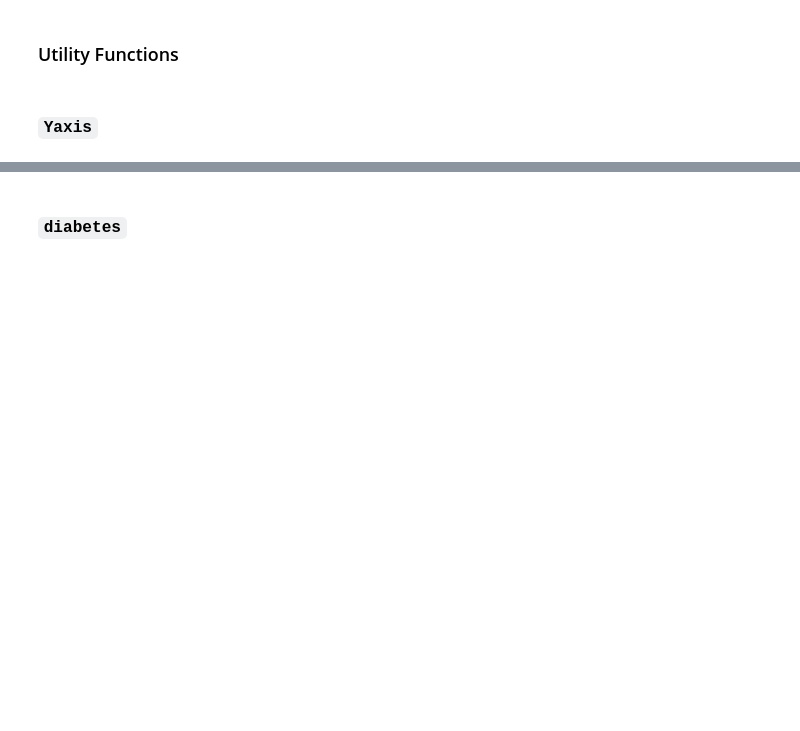
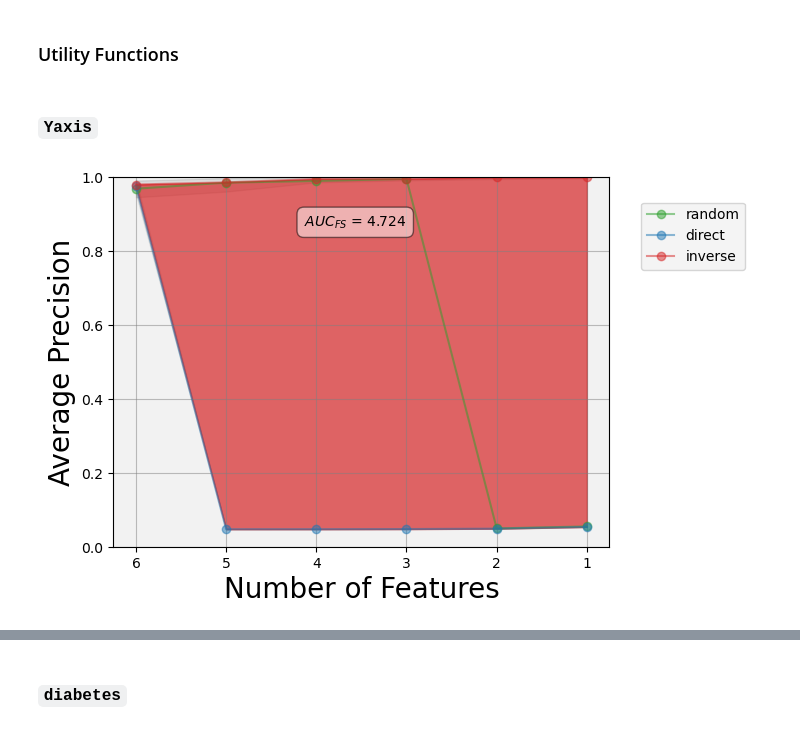
Before and after one commit to alessioarcudi/ExIFFI, a Jupyter notebook: notebooks/fix_stuff.ipynb, the cells around one changed output, grey strips where cells are left out. Drawn from its saved outputs; the diff is of its cells as text; code cells hidden in the pictures; blank space fills up the shorter version.

Commit message:
experiments

```diff
--- a/notebooks/fix_stuff.ipynb
+++ b/notebooks/fix_stuff.ipynb
@@ -17,19 +20,31 @@ import pyod
 data_syn_path='/home/davidefrizzo/Desktop/PHD/ExIFFI/data/syn/'
 data_real_path='/home/davidefrizzo/Desktop/PHD/ExIFFI/data/real/'
 experiment_path='/home/davidefrizzo/Desktop/PHD/ExIFFI/experiments/results'
-dataset = Dataset('ionosphere', path = data_real_path)
+dataset = Dataset('moodify', path = data_real_path)
 # %% [markdown]
 ### Utility Functions
 # %%
-def fix_feat_sel_plot(dataset,model,eval_model,interpretation,scenario,plot_path=os.path.join(experiment_path,dataset.name,'plots_new','fs_plots'),save=True,box_loc=None,rotation=False,plot_image=True,random=True):
+def fix_feat_sel_plot(dataset,
+                      model,
+                      eval_model,
+                      interpretation,
+                      scenario,
+                      plot_path=os.path.join(experiment_path,dataset.name,'plots_new','fs_plots'),
+                      save=True,
+                      box_loc=None,
+                      rotation=False,
+                      plot_image=True,
+                      random=True,
+                      change_ylim=False):
+
     path=os.path.join(experiment_path,dataset.name,'experiments','feature_selection',eval_model,f'{model}_{interpretation}',f'scenario_{str(scenario)}')
     file_path=get_most_recent_file(path)
     path_random=os.path.join(experiment_path,dataset.name,'experiments','feature_selection',eval_model,'random',f'scenario_{str(scenario)}')
     file_path_random=get_most_recent_file(path_random)
     if random:
-        plot_feature_selection(file_path,plot_path=plot_path,precision_file_random=file_path_random,model=model,eval_model=eval_model,interpretation=interpretation,scenario=scenario,save_image=save,plot_image=plot_image,rotation=rotation)
+        plot_feature_selection(file_path,plot_path=plot_path,precision_file_random=file_path_random,model=model,eval_model=eval_model,interpretation=interpretation,scenario=scenario,save_image=save,plot_image=plot_image,rotation=rotation,change_ylim=change_ylim)
     else:
-        plot_feature_selection(file_path,plot_path=plot_path,model=model,eval_model=eval_model,interpretation=interpretation,scenario=scenario,save_image=save,plot_image=plot_image,rotation=rotation)
+        plot_feature_selection(file_path,plot_path=plot_path,model=model,eval_model=eval_model,interpretation=interpretation,scenario=scenario,save_image=save,plot_image=plot_image,rotation=rotation,change_ylim=change_ylim)
 # %%
 def draw_fs_plots(eval_model=['EIF+','EIF'],scenarios=[2,1],rotation=False):
     for model in eval_model:
@@ -52,11 +67,14 @@ def draw_fs_plots(eval_model=['EIF+','EIF'],scenarios=[2,1],rotation=False):
 dataset = Dataset('Yaxis', path = data_syn_path)
 # %%
 fix_feat_sel_plot(dataset=dataset,
-                eval_model='EIF+',
+                eval_model='EIF',
                 model='EIF+',
                 interpretation='EXIFFI+',
                 scenario=2,
-                save=False,
+                save=True,
+                plot_path=os.path.join(experiment_path,dataset.name,'plots_new','fs_plots'),
                 plot_image=True)
+# %% [output]
+[figure, added]
 # %%
 draw_fs_plots()
```
Also changed, not shown: parts of 18 cells of this notebook, 3 other files.
